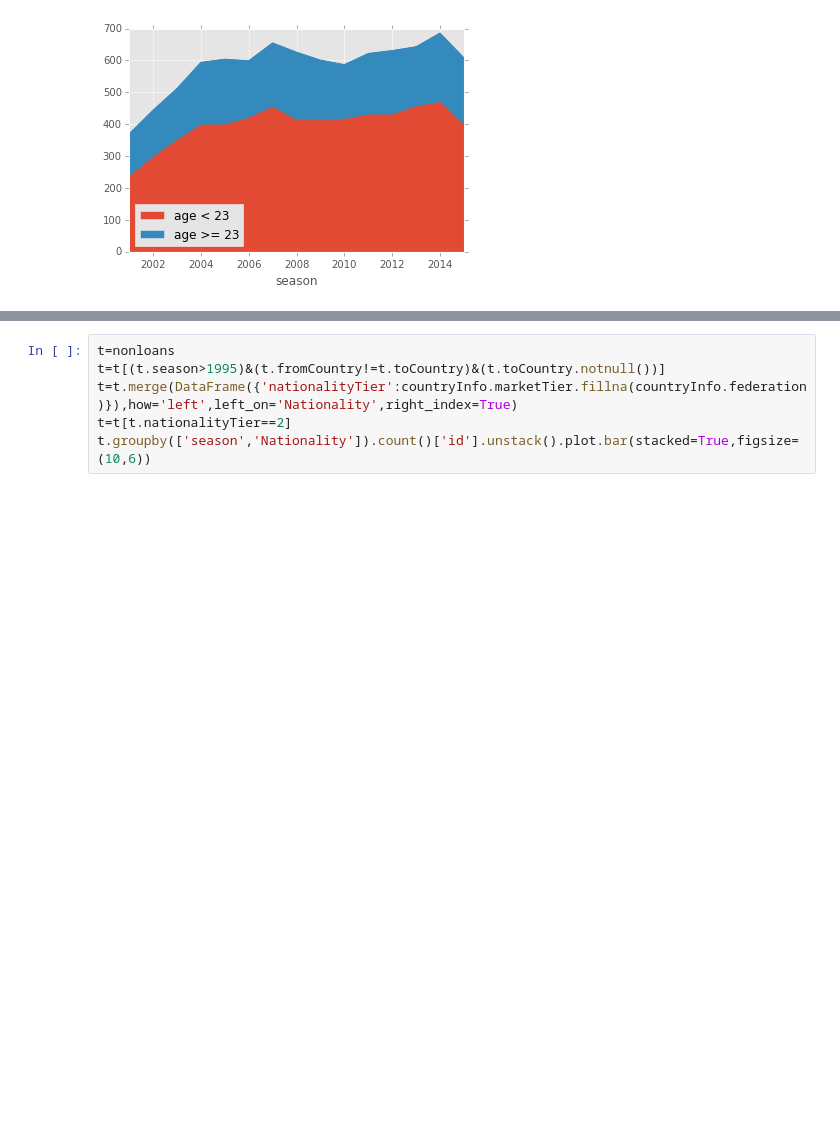
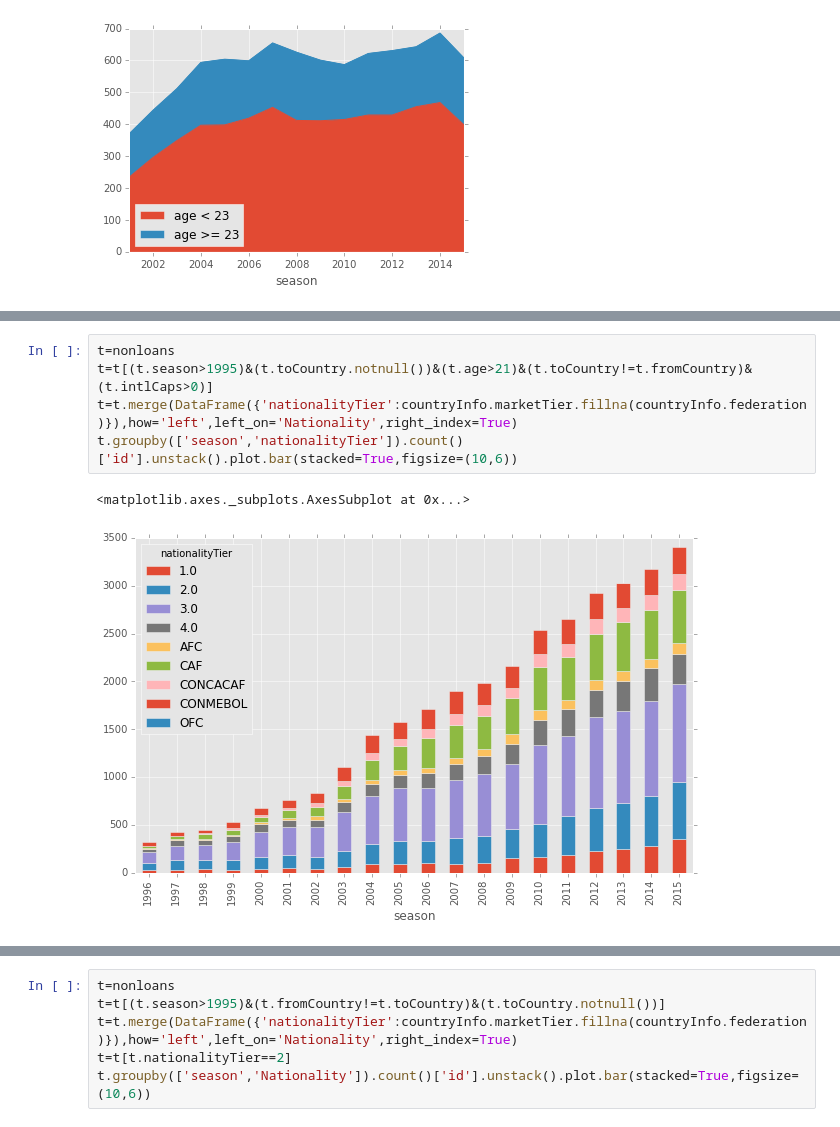
Before and after one commit to kebuhcah/soccer-history, a Jupyter notebook: notebooks/inequality.ipynb, the cells around one changed output, grey strips where cells are left out. Drawn from its saved outputs; the diff is of its cells as text; blank space fills up the shorter version.

```diff
--- a/notebooks/inequality.ipynb
+++ b/notebooks/inequality.ipynb
@@ -41,2 +92,10 @@ t.groupby(['season','toMarketTier']).count()['id'].unstack().plot.bar(stacked=Tr
+# %%
+t=nonloans
+t=t[(t.season>1995)&(t.toCountry.notnull())&(t.age>21)&(t.toCountry!=t.fromCountry)&(t.intlCaps>0)]
+t=t.merge(DataFrame({'nationalityTier':countryInfo.marketTier.fillna(countryInfo.federation)}),how='left',left_on='Nationality',right_index=True)
+t.groupby(['season','nationalityTier']).count()['id'].unstack().plot.bar(stacked=True,figsize=(10,6))
+# %% [output]
+<matplotlib.axes._subplots.AxesSubplot at 0x...>
+[figure, added]
 # %%
 t=nonloans
```
Also changed, not shown: parts of 10 cells of this notebook, 4 other files.
